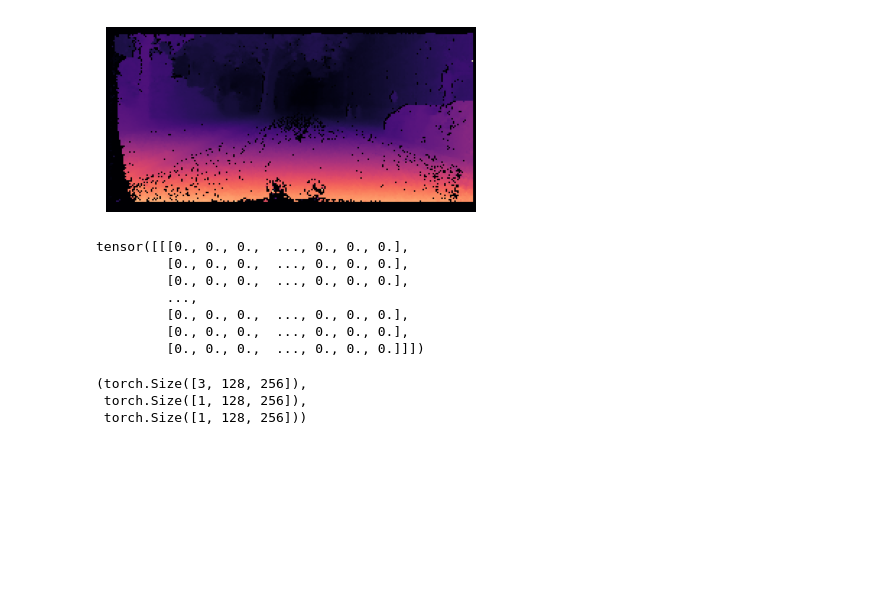
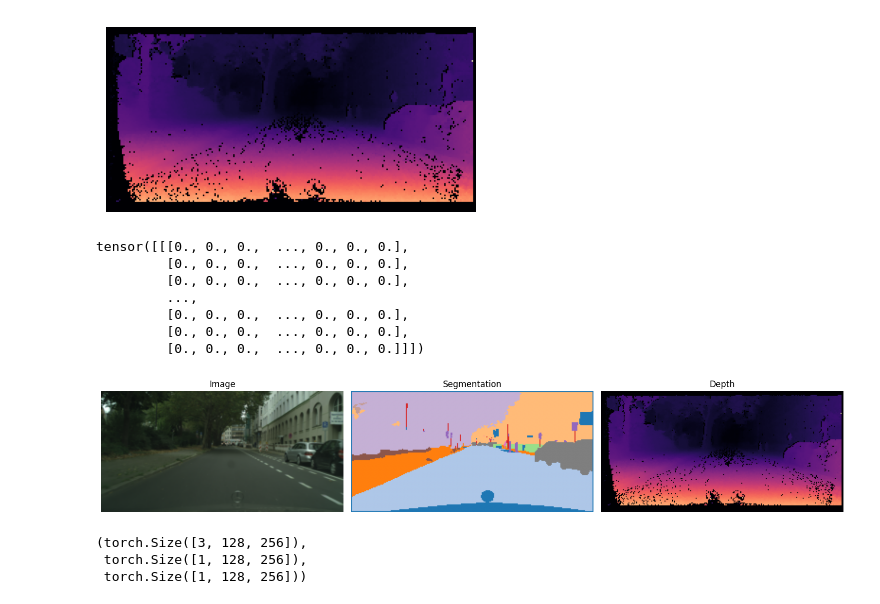
Before and after one commit to Utsab-2010/Depth-Estimation-Task, a Jupyter notebook: test_citysc.ipynb, the cells around one changed output. Cells and saved outputs as stored; diff of their text form; code cells hidden in the pictures; blank space fills up the shorter version.

```diff
--- a/test_citysc.ipynb
+++ b/test_citysc.ipynb
@@ -197,3 +248,7 @@ tensor([[[0., 0., 0.,  ..., 0., 0., 0.],
+# %%
+display_three_tensors(images, labels, depths)
+# %% [output]
+[figure, added]
 # %%
 images.shape, depths.shape, labels.shape
 # %% [output]
```
Also changed, not shown: parts of 2 cells of this notebook.
